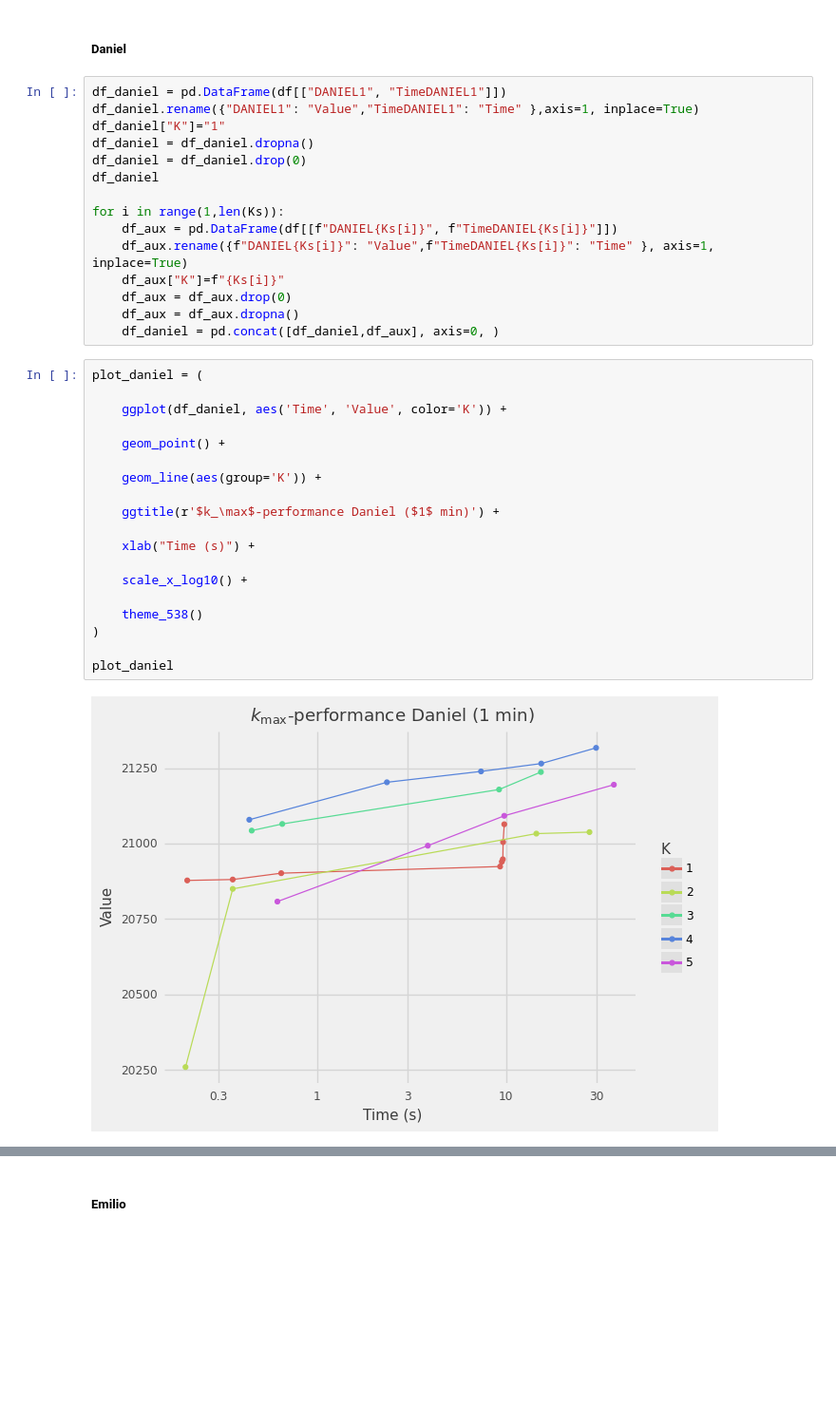
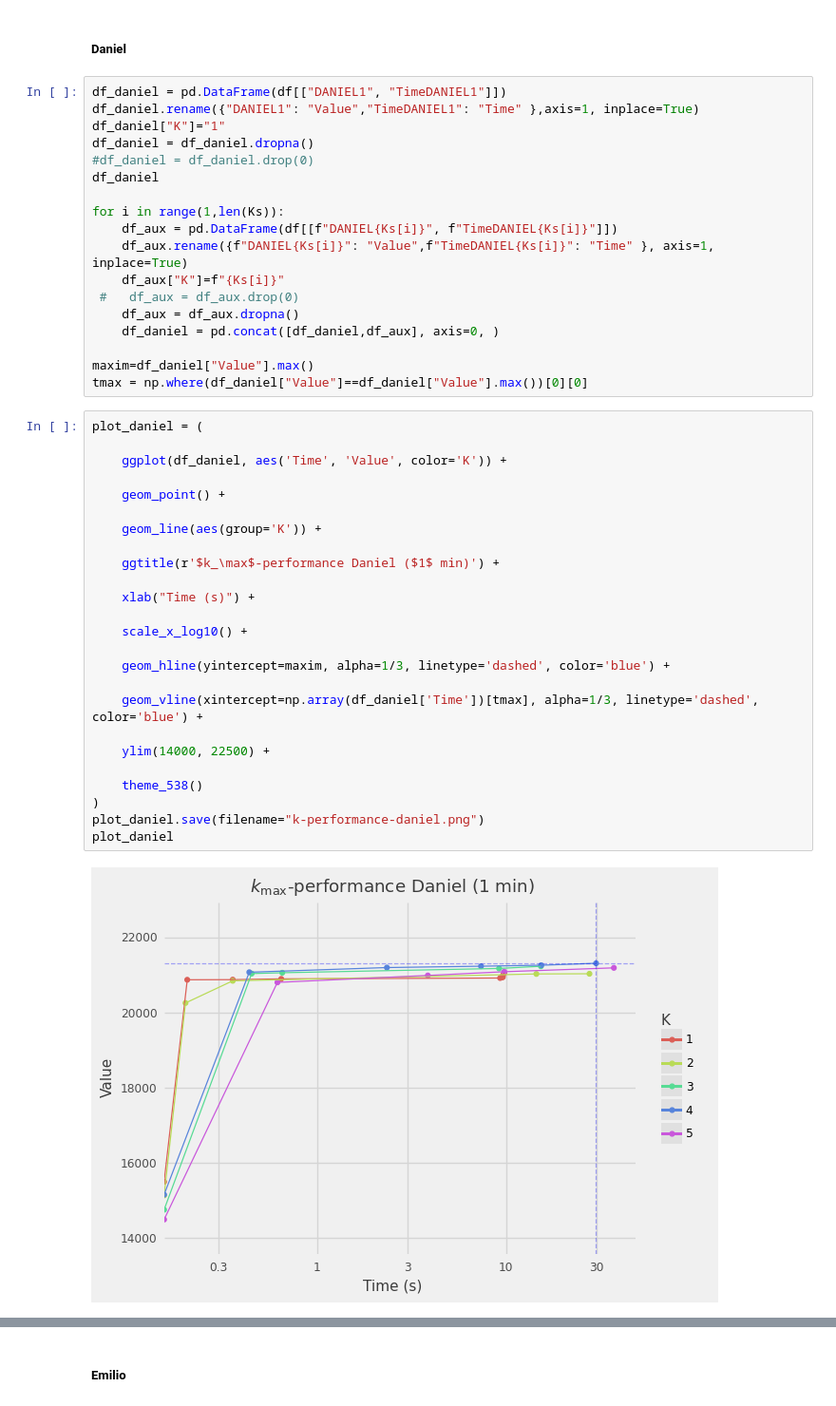
Before and after one commit to AOB-oliver/GRASP-and-GVNS, a Jupyter notebook: Analisis Jupyters/Analisis_Ks.ipynb, the cells around one changed output, grey strips where cells are left out. Shown at 95% size. Cells and saved outputs as stored; diff of their text form; blank space fills up the shorter version.

```diff
--- a/Analisis Jupyters/Analisis_Ks.ipynb
+++ b/Analisis Jupyters/Analisis_Ks.ipynb
@@ -107,34 +121,43 @@ df_daniel = pd.DataFrame(df[["DANIEL1", "TimeDANIEL1"]])
 df_daniel.rename({"DANIEL1": "Value","TimeDANIEL1": "Time" },axis=1, inplace=True)
 df_daniel["K"]="1"
 df_daniel = df_daniel.dropna()
-df_daniel = df_daniel.drop(0)
+#df_daniel = df_daniel.drop(0)
 df_daniel
 
 for i in range(1,len(Ks)):
     df_aux = pd.DataFrame(df[[f"DANIEL{Ks[i]}", f"TimeDANIEL{Ks[i]}"]])
     df_aux.rename({f"DANIEL{Ks[i]}": "Value",f"TimeDANIEL{Ks[i]}": "Time" }, axis=1, inplace=True)
     df_aux["K"]=f"{Ks[i]}"
-    df_aux = df_aux.drop(0)
+ #   df_aux = df_aux.drop(0)
     df_aux = df_aux.dropna()
     df_daniel = pd.concat([df_daniel,df_aux], axis=0, )
+
+maxim=df_daniel["Value"].max()
+tmax = np.where(df_daniel["Value"]==df_daniel["Value"].max())[0][0]
 # %%
 plot_daniel = (
 
     ggplot(df_daniel, aes('Time', 'Value', color='K')) +
 
     geom_point() +
 
     geom_line(aes(group='K')) +
 
     ggtitle(r'$k_\max$-performance Daniel ($1$ min)') +
 
     xlab("Time (s)") +
 
     scale_x_log10() +
 
+    geom_hline(yintercept=maxim, alpha=1/3, linetype='dashed', color='blue') +
+
+    geom_vline(xintercept=np.array(df_daniel['Time'])[tmax], alpha=1/3, linetype='dashed', color='blue') +
+
+    ylim(14000, 22500) +
+
     theme_538()
 )
-
+plot_daniel.save(filename="k-performance-daniel.png")
 plot_daniel
 # %% [output]
-[figure, old version]
+[figure, new version]
```
Also changed, not shown: parts of 16 cells of this notebook, 51 other files.
